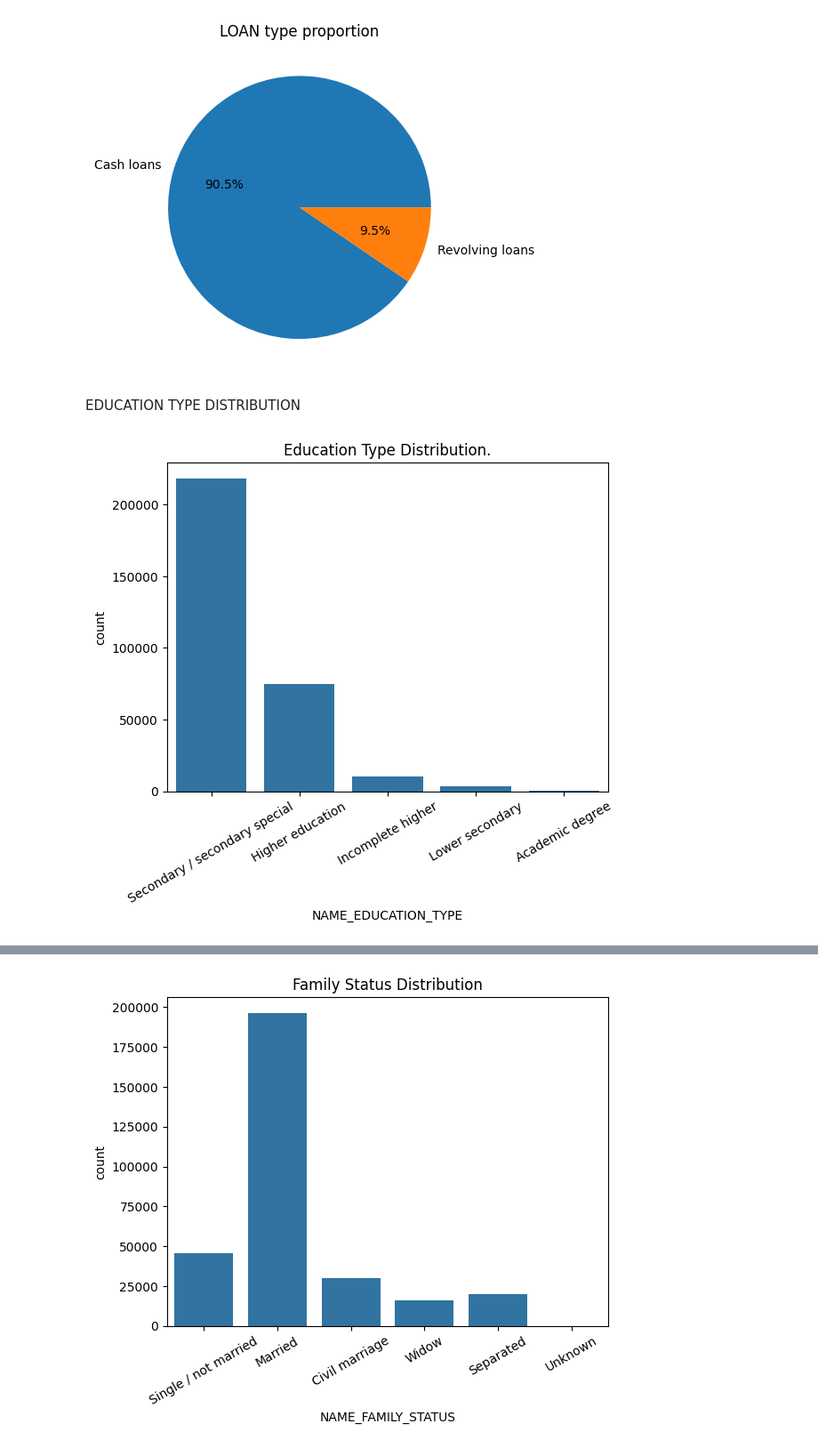
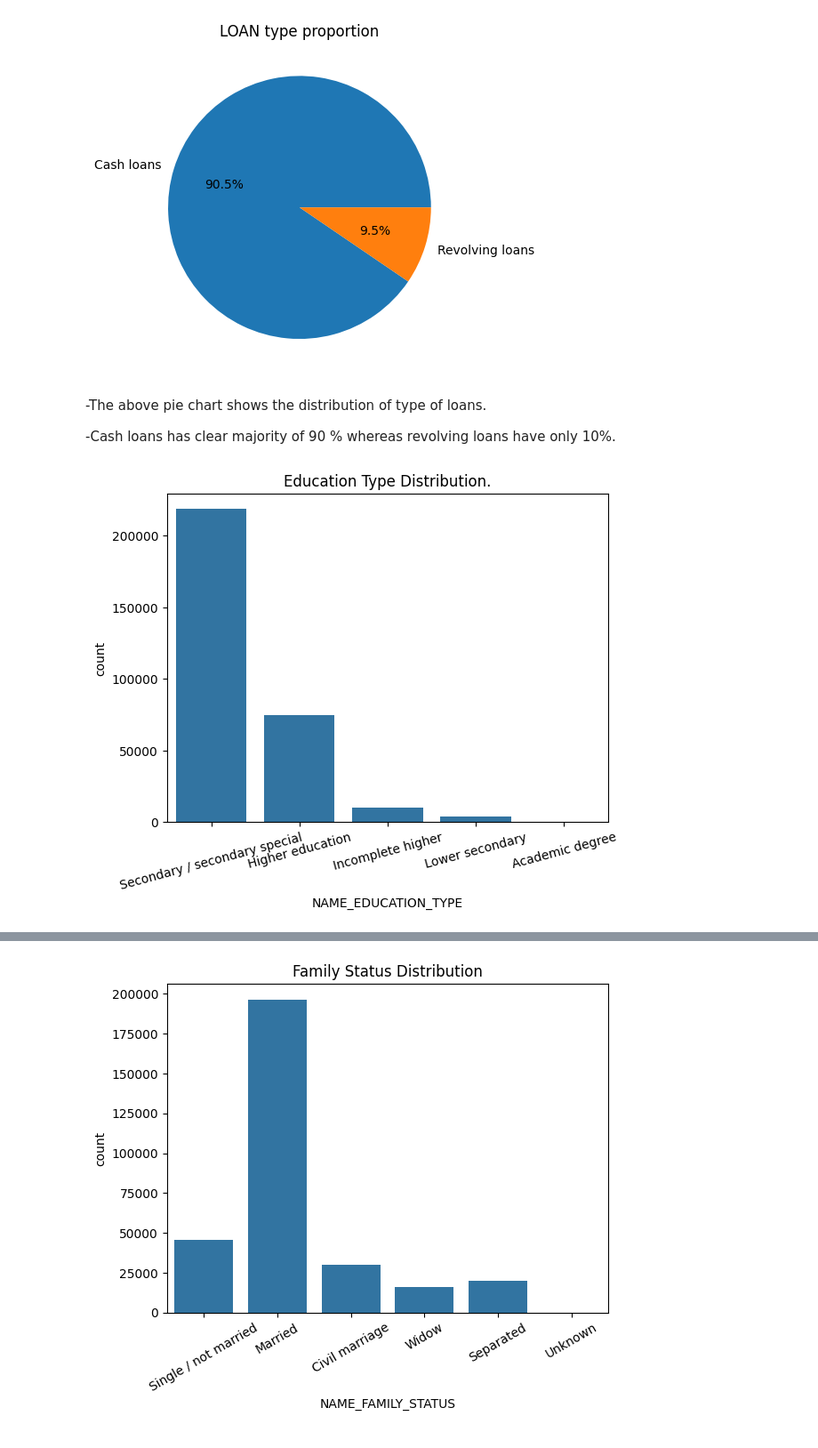
Before and after one commit to atharva3428/home-credit-analysis, a Jupyter notebook: analysis.ipynb, the cells around one changed output, grey strips where cells are left out. Shown at 89% size. Drawn from its saved outputs; the diff is of its cells as text; code cells hidden in the pictures.

```diff
--- a/analysis.ipynb
+++ b/analysis.ipynb
@@ -180,12 +215,14 @@ plt.ylabel('')
 plt.show()
 # %% [output]
 [figure]
-# %% [markdown]
-EDUCATION TYPE DISTRIBUTION
+# %% [markdown]
+-The above pie chart shows the distribution of type of loans.
+
+-Cash loans has clear majority of 90 % whereas revolving loans have only 10%.
 # %%
 sns.countplot(x='NAME_EDUCATION_TYPE' , data=df)
 plt.title('Education Type Distribution.')
-plt.xticks(rotation=30)
+plt.xticks(rotation=15)
 plt.show()
 # %% [output]
-[figure, old version]
+[figure, new version]
```
Also changed, not shown: parts of 45 cells of this notebook.
